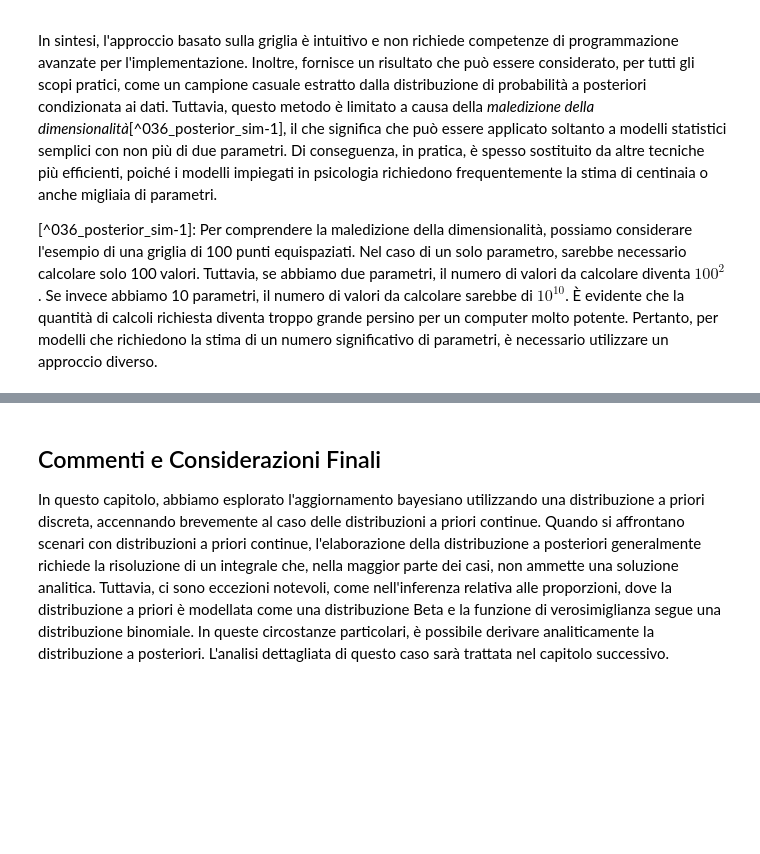
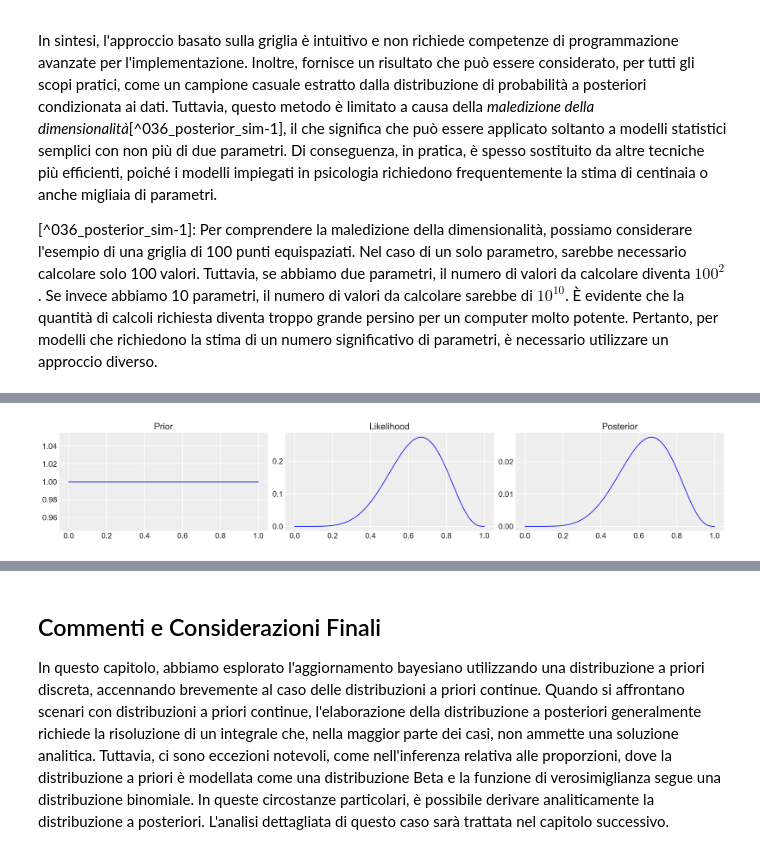
Before and after one commit to ccaudek/psicometria, a Jupyter notebook: chapters/bayesian_inference/02_subj_prop.ipynb, the cells around one changed output, grey strips where cells are left out. Drawn from its saved outputs; the diff is of its cells as text; code cells hidden in the pictures; blank space fills up the shorter version.

```diff
--- a/chapters/bayesian_inference/02_subj_prop.ipynb
+++ b/chapters/bayesian_inference/02_subj_prop.ipynb
@@ -463,0 +475,41 @@ In sintesi, l'approccio basato sulla griglia è intuitivo e non richiede compete
+# %%
+success = 6
+tosses = 9
+
+# define grid
+grid_points = 100
+
+# define grid
+p_grid = np.linspace(0, 1, grid_points)
+
+# compute likelihood at each point in the grid
+likelihood = stats.binom.pmf(success, tosses, p_grid)
+# %%
+def computePosterior(likelihood, prior):
+
+    # compute product of likelihood and prior
+    unstd_posterior = likelihood * prior
+
+    # standardize posterior
+    posterior = unstd_posterior / unstd_posterior.sum()
+
+    plt.figure(figsize=(17, 3))
+    ax1 = plt.subplot(131)
+    ax1.set_title("Prior")
+    plt.plot(p_grid, prior)
+
+    ax2 = plt.subplot(132)
+    ax2.set_title("Likelihood")
+    plt.plot(p_grid, likelihood)
+
+    ax3 = plt.subplot(133)
+    ax3.set_title("Posterior")
+    plt.plot(p_grid, posterior)
+    plt.show()
+
+    return
+# %%
+prior1 = np.repeat(1, grid_points)
+posterior1 = computePosterior(likelihood, prior1)
+# %% [output]
+[figure, added]
```
Also changed, not shown: parts of 29 cells of this notebook, 15 other files.
